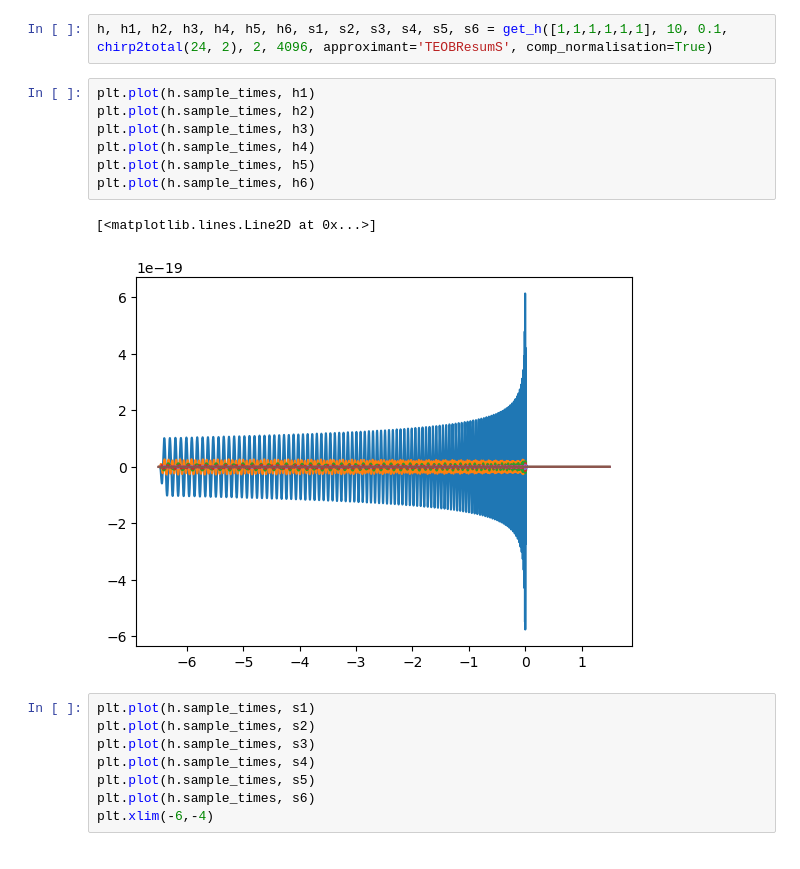
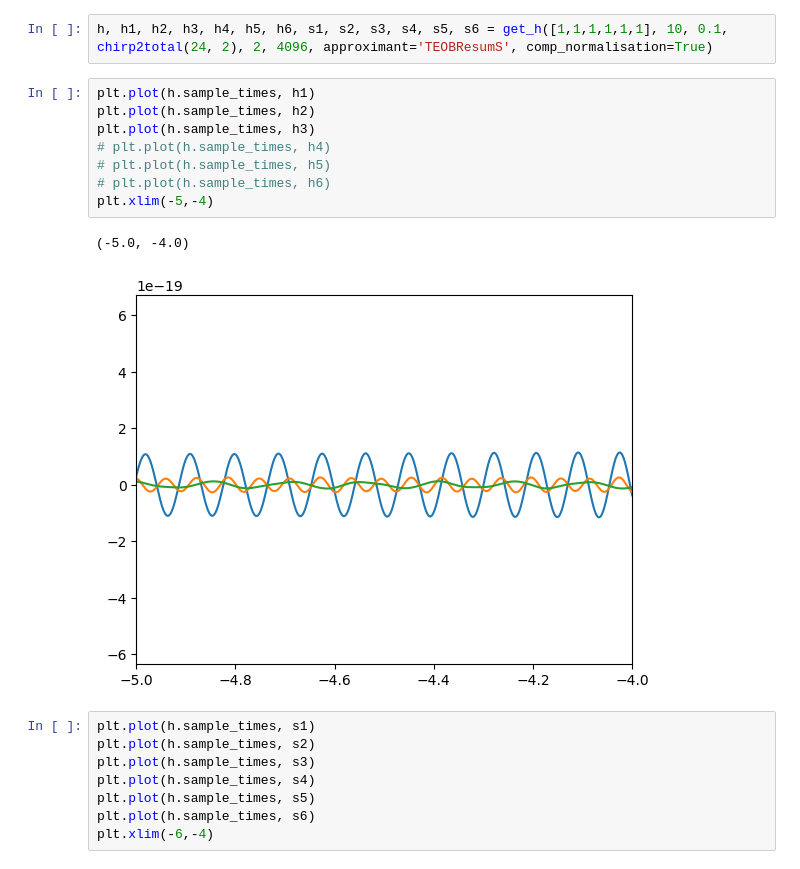
Before and after one commit to BenGPatterson/EccentricBinaries, a Jupyter notebook: notebooks/n_component_decomposition.ipynb, the cells around one changed output. Cells and saved outputs as stored; diff of their text form.

```diff
--- a/notebooks/n_component_decomposition.ipynb
+++ b/notebooks/n_component_decomposition.ipynb
@@ -719,13 +720,14 @@ h, h1, h2, h3, h4, h5, h6, s1, s2, s3, s4, s5, s6 = get_h([1,1,1,1,1,1], 10, 0.1
 # %%
 plt.plot(h.sample_times, h1)
 plt.plot(h.sample_times, h2)
 plt.plot(h.sample_times, h3)
-plt.plot(h.sample_times, h4)
-plt.plot(h.sample_times, h5)
-plt.plot(h.sample_times, h6)
+# plt.plot(h.sample_times, h4)
+# plt.plot(h.sample_times, h5)
+# plt.plot(h.sample_times, h6)
+plt.xlim(-5,-4)
 # %% [output]
-[<matplotlib.lines.Line2D at 0x...>]
+(-5.0, -4.0)
-[figure, old version]
+[figure, new version]
 # %%
 plt.plot(h.sample_times, s1)
 plt.plot(h.sample_times, s2)
```
Also changed, not shown: parts of 8 cells of this notebook, 12 other files.
